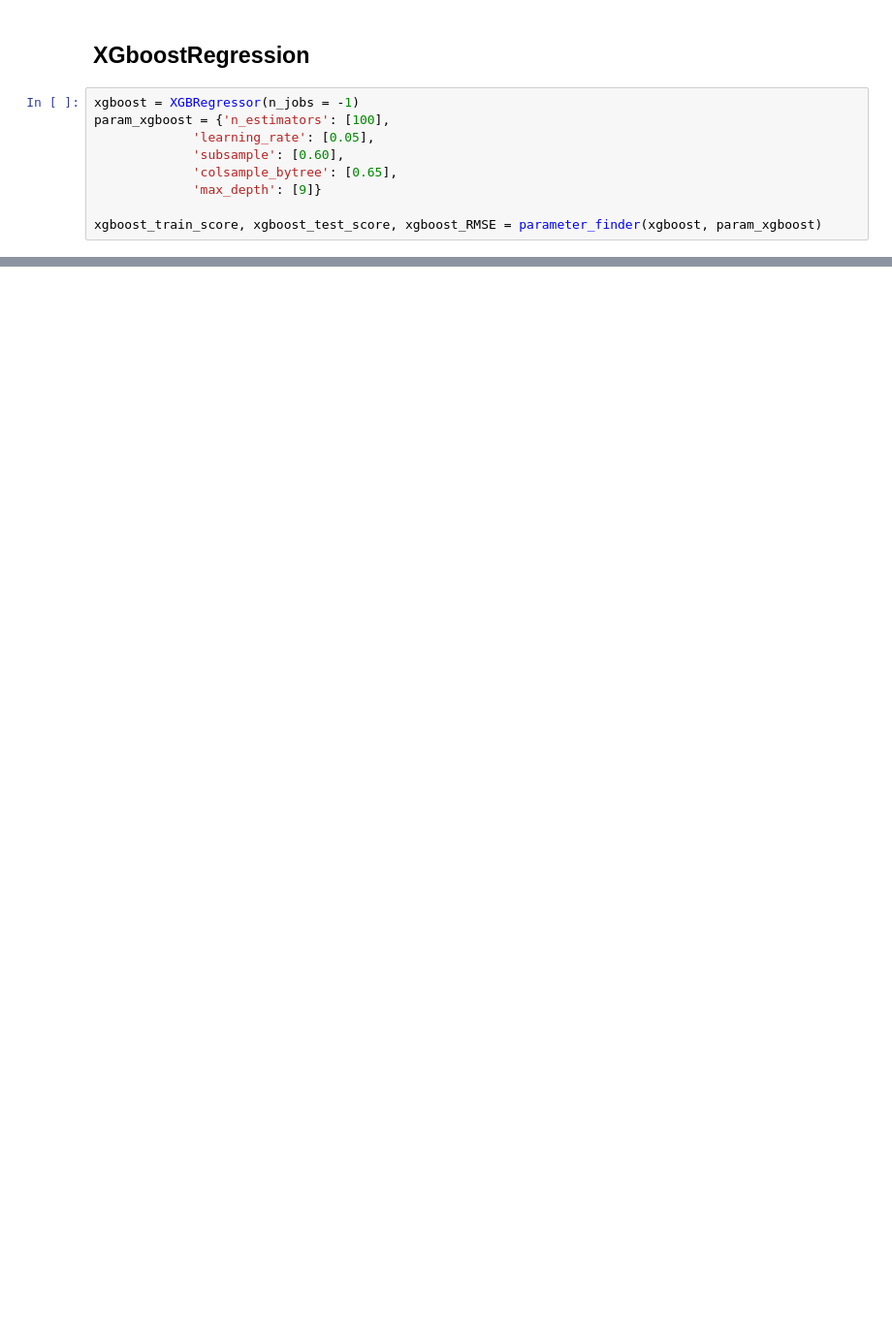
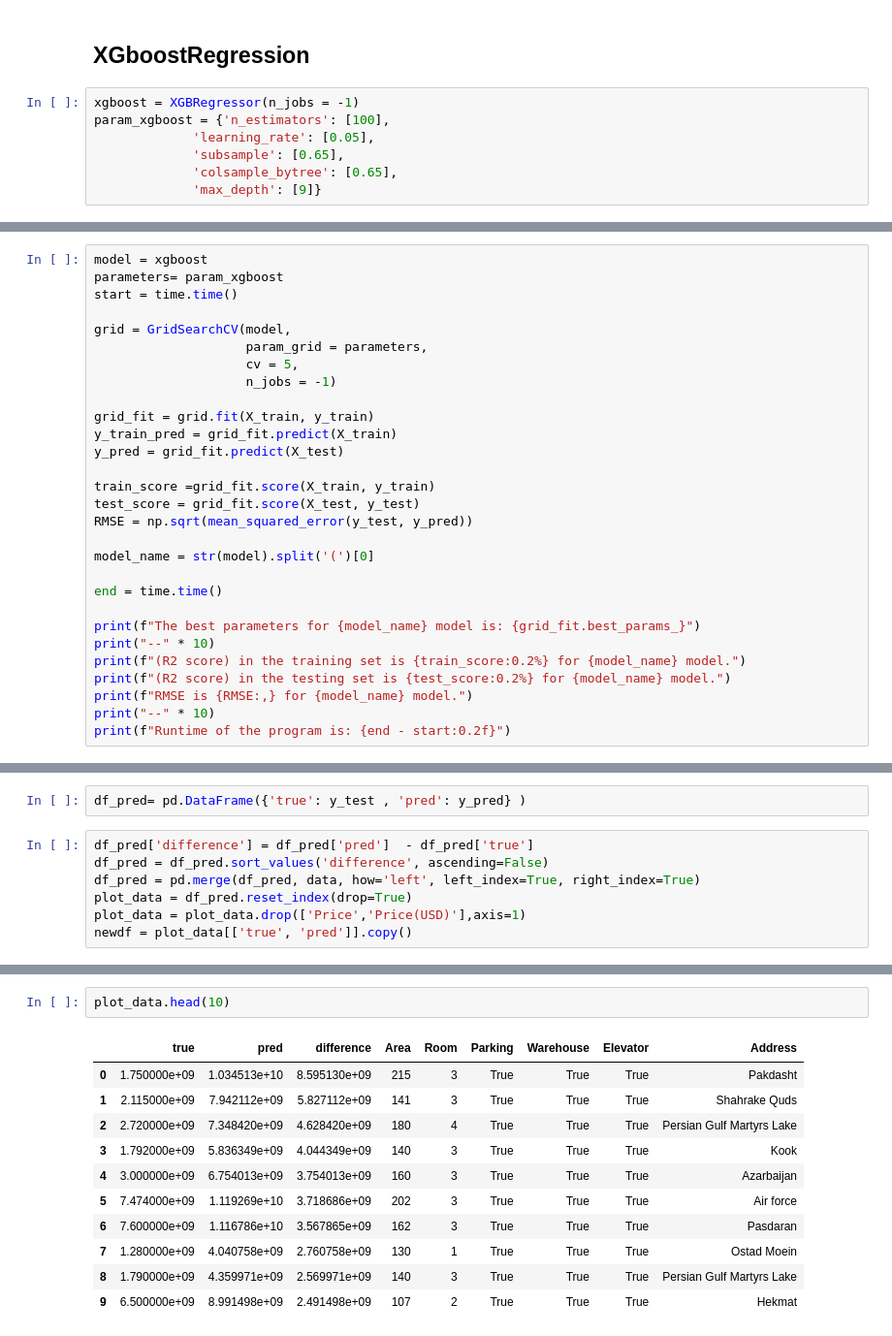
Before and after one commit to Kamyarb/TehranHousePricing, a Jupyter notebook: pricing.ipynb, the cells around one changed output, grey strips where cells are left out. Shown at 97% size. Saved outputs shown, nothing was run; the diff lists cells and outputs as text; blank space fills up the shorter version.

```diff
--- a/pricing.ipynb
+++ b/pricing.ipynb
@@ -215,8 +215,6 @@ Runtime of the program is: 3.65
 xgboost = XGBRegressor(n_jobs = -1)
 param_xgboost = {'n_estimators': [100],
              'learning_rate': [0.05],
-             'subsample': [0.60],
+             'subsample': [0.65],
              'colsample_bytree': [0.65],
              'max_depth': [9]}
-
-xgboost_train_score, xgboost_test_score, xgboost_RMSE = parameter_finder(xgboost, param_xgboost)
@@ -238,0 +221,29 @@ data.shape
+# %%
+model = xgboost
+parameters= param_xgboost
+start = time.time()
+
+grid = GridSearchCV(model,
+                    param_grid = parameters,
+                    cv = 5,
+                    n_jobs = -1)
+
+grid_fit = grid.fit(X_train, y_train)
+y_train_pred = grid_fit.predict(X_train)
+y_pred = grid_fit.predict(X_test)
+
+train_score =grid_fit.score(X_train, y_train)
+test_score = grid_fit.score(X_test, y_test)
+RMSE = np.sqrt(mean_squared_error(y_test, y_pred))
+
+model_name = str(model).split('(')[0]
+
+end = time.time()
+
+print(f"The best parameters for {model_name} model is: {grid_fit.best_params_}")
+print("--" * 10)
+print(f"(R2 score) in the training set is {train_score:0.2%} for {model_name} model.")
+print(f"(R2 score) in the testing set is {test_score:0.2%} for {model_name} model.")
+print(f"RMSE is {RMSE:,} for {model_name} model.")
+print("--" * 10)
+print(f"Runtime of the program is: {end - start:0.2f}")
@@ -238,0 +258,9 @@ data.shape
+# %%
+df_pred= pd.DataFrame({'true': y_test , 'pred': y_pred} )
+# %%
+df_pred['difference'] = df_pred['pred']  - df_pred['true']
+df_pred = df_pred.sort_values('difference', ascending=False)
+df_pred = pd.merge(df_pred, data, how='left', left_index=True, right_index=True)
+plot_data = df_pred.reset_index(drop=True)
+plot_data = plot_data.drop(['Price','Price(USD)'],axis=1)
+newdf = plot_data[['true', 'pred']].copy()
@@ -238,0 +282,14 @@ data.shape
+# %%
+plot_data.head(10)
+# %% [output]
+|  | true | pred | difference | Area | Room | Parking | Warehouse | Elevator | Address |
+| 0 | 1.750000e+09 | 1.034513e+10 | 8.595130e+09 | 215 | 3 | True | True | True | Pakdasht |
+| 1 | 2.115000e+09 | 7.942112e+09 | 5.827112e+09 | 141 | 3 | True | True | True | Shahrake Quds |
+| 2 | 2.720000e+09 | 7.348420e+09 | 4.628420e+09 | 180 | 4 | True | True | True | Persian Gulf Martyrs Lake |
+| 3 | 1.792000e+09 | 5.836349e+09 | 4.044349e+09 | 140 | 3 | True | True | True | Kook |
+| 4 | 3.000000e+09 | 6.754013e+09 | 3.754013e+09 | 160 | 3 | True | True | True | Azarbaijan |
+| 5 | 7.474000e+09 | 1.119269e+10 | 3.718686e+09 | 202 | 3 | True | True | True | Air force |
+| 6 | 7.600000e+09 | 1.116786e+10 | 3.567865e+09 | 162 | 3 | True | True | True | Pasdaran |
+| 7 | 1.280000e+09 | 4.040758e+09 | 2.760758e+09 | 130 | 1 | True | True | True | Ostad Moein |
+| 8 | 1.790000e+09 | 4.359971e+09 | 2.569971e+09 | 140 | 3 | True | True | True | Persian Gulf Martyrs Lake |
+| 9 | 6.500000e+09 | 8.991498e+09 | 2.491498e+09 | 107 | 2 | True | True | True | Hekmat |
```
Also changed, not shown: parts of 6 cells of this notebook.
